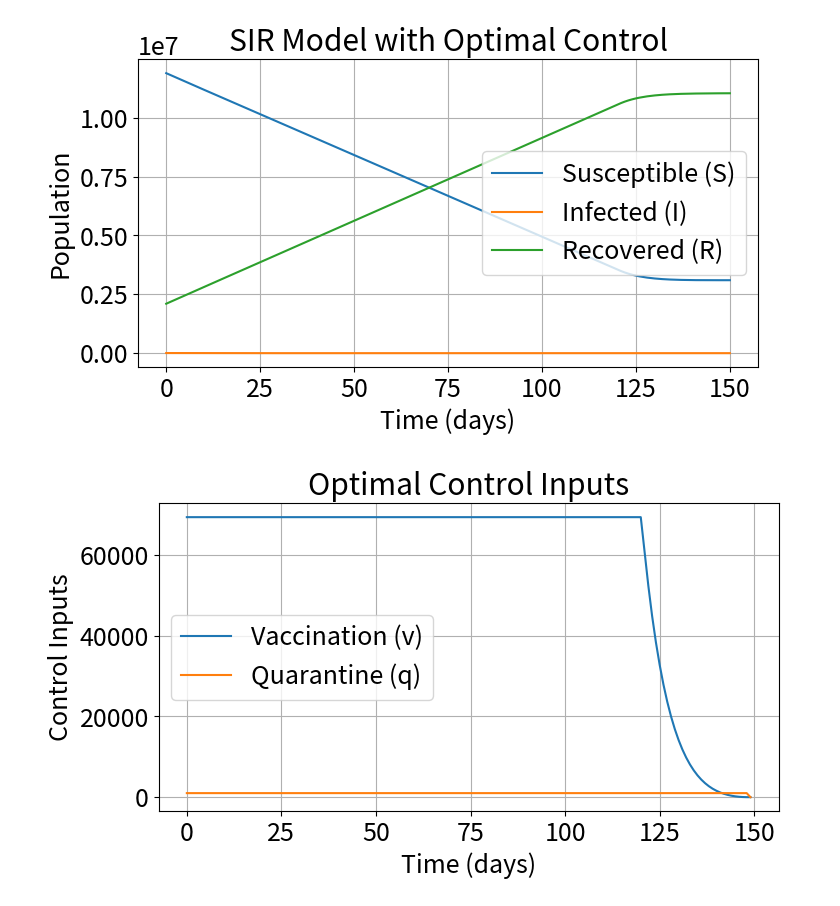
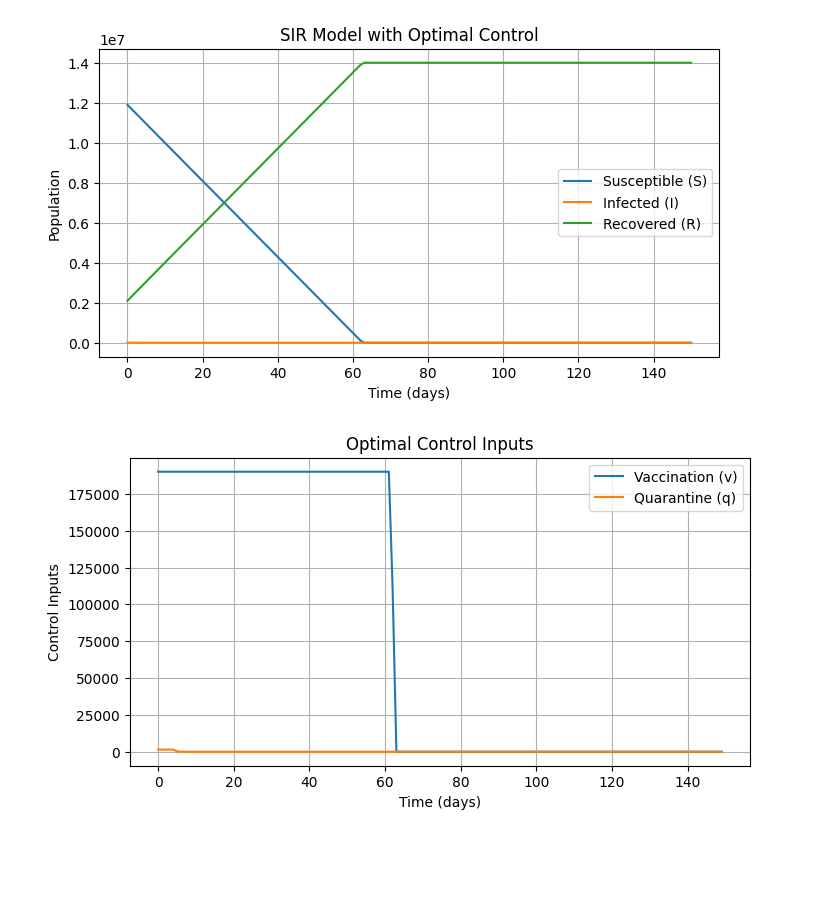
Before and after one commit to junya737/sir-model, a Jupyter notebook: control.ipynb, the cells around one changed output. Saved outputs shown, nothing was run; the diff lists cells and outputs as text; code cells hidden in the pictures; blank space fills up the shorter version.

```diff
--- a/control.ipynb
+++ b/control.ipynb
@@ -2,31 +2,29 @@
 import numpy as np
 import matplotlib.pyplot as plt
 # %%
-
-
 # パラメータ設定
 T = 150  # 時間ステップ
 dt = 1  # 時間刻み
 
 N = 1.4 * 10**7    # 全人口
 I0 = 5288            # 初期感染者数
-R0= N * 0.15             # 初期回復者数
+R0 = N * 0.15             # 初期回復者数
 S0 = N - I0 - R0   # 初期の感受性者数
 
 gamma = 0.1        # 回復率
 r0 = 2.28        # 基本再生産数
 beta = r0 * gamma / S0  # 伝染率
 
-V_max = 6.94 * 10**4  # ワクチン最大接種量　期間中の一日あたりのワクチン接種数が62.5万人．東京はその約1/10．それの2
-Q_max = 1000  # 隔離最大量
+V_max = 1.9 * 10**5  # 最大接種数から導出
+Q_max = 1442  # 隔離最大量　開放されたホテルの部屋数から導出
 
 
 # 重みパラメータ
 mu_I = 1  # 感染者数のコスト
-mu_v = 1  # ワクチンコスト
-mu_q = 1  # 隔離コスト
-mu_S = 0.01  # 感受性者数のコスト
-mu_R = 0.1  # 回復者数のコスト
+mu_v = 0.27 * 10/17  # ワクチンコスト
+mu_q = 10/17  # 隔離コスト
+mu_S = 0.001  # 感受性者数のコスト
+mu_R = 0.001  # 回復者数のコスト
 
 
 # 初期化
@@ -44,7 +42,24 @@ lambda_R = np.zeros(T + 1)
 S[0], I[0], R[0] = S0, I0, R0
 
 # 終端条件
-lambda_S[-1], lambda_I[-1], lambda_R[-1] = -mu_S, 2 * mu_I * I[-1], -mu_R
+# 集団免疫率の計算
+H_c = 1 - (1 / r0)  # 集団免疫率
+
+# 目標値の設定
+S_goal = (1-H_c) * N  # 未感染者の目標
+R_goal = H_c * N  # 回復者の目標
+I_goal = 0        # 感染者は0にする
+
+# 重みパラメータ
+w_S = 0.001  # 未感染者の重み
+w_I = 1 # 感染者の重み
+w_R = 0.001  # 回復者の重み
+
+
+# 共役変数の終端条件
+lambda_S[-1] = 2 * w_S * (S[-1] - S_goal) - mu_S
+lambda_I[-1] = 2 * w_I * (I[-1] - I_goal) + 2 * mu_I * I[-1]
+lambda_R[-1] = 2 * w_R * (R[-1] - R_goal) - mu_R
 
 # 反復計算
 epsilon = 1e-3  # 収束条件
@@ -63,41 +78,50 @@ for iteration in range(max_iter):
     prev_q = q.copy()
     for t in range(T):
         # 最適制御入力の計算
-        v[t] = np.clip((lambda_S[t + 1] - lambda_R[t + 1]) / (2 * mu_v), 0, V_max)
-        q[t] = np.clip((lambda_I[t + 1] - lambda_R[t + 1]) / (2 * mu_q), 0, Q_max)
+        v[t] = np.clip((lambda_S[t + 1] - lambda_R[t + 1]) / (2 * mu_v), 0, min(S[t], V_max))
+        q[t] = np.clip((lambda_I[t + 1] - lambda_R[t + 1]) / (2 * mu_q), 0, min(I[t], Q_max))
 
-        # 状態遷移
-        S[t + 1] = max(0, S[t] - beta * S[t] * I[t] - v[t])
-        I[t + 1] = max(0, I[t] + beta * S[t] * I[t] - gamma * I[t] - q[t])
-        R[t + 1] = max(0, R[t] + gamma * I[t] + v[t] + q[t])
+
+        # 状態遷移 (修正版)
+        new_S = S[t] - beta * S[t] * I[t] - v[t]
+        new_I = I[t] + beta * S[t] * I[t] - gamma * I[t] - q[t]
+        new_R = R[t] + gamma * I[t] + v[t] + q[t]
+
+        # 修正: 調整して総人口保存
+        adjustment = N - (new_S + new_I + new_R)
+
+        # 各変数に調整を分配
+        S[t + 1] = max(0, new_S + adjustment * (S[t] / N))
+        I[t + 1] = max(0, new_I + adjustment * (I[t] / N))
+        R[t + 1] = max(0, new_R + adjustment * (R[t] / N))
 
     # 収束判定
     if np.max(np.abs(v - prev_v)) < epsilon and np.max(np.abs(q - prev_q)) < epsilon:
         break
 
 # 結果のプロット
 time = np.arange(T + 1)
 
 plt.figure(figsize=(8, 4))
 plt.plot(time, S, label='Susceptible (S)')
 plt.plot(time, I, label='Infected (I)')
 plt.plot(time, R, label='Recovered (R)')
 plt.xlabel('Time (days)')
 plt.ylabel('Population')
 plt.title('SIR Model with Optimal Control')
 plt.legend()
 plt.grid(True)
 plt.show()
 
 plt.figure(figsize=(8, 4))
 plt.plot(np.arange(T), v, label='Vaccination (v)')
 plt.plot(np.arange(T), q, label='Quarantine (q)')
 plt.xlabel('Time (days)')
 plt.ylabel('Control Inputs')
 plt.title('Optimal Control Inputs')
 plt.legend()
 plt.grid(True)
 plt.show()
 # %% [output]
-[figure, old version]
+[figure, new version]
-[figure, old version]
+[figure, new version]
```
Also changed, not shown: parts of 2 cells of this notebook.
